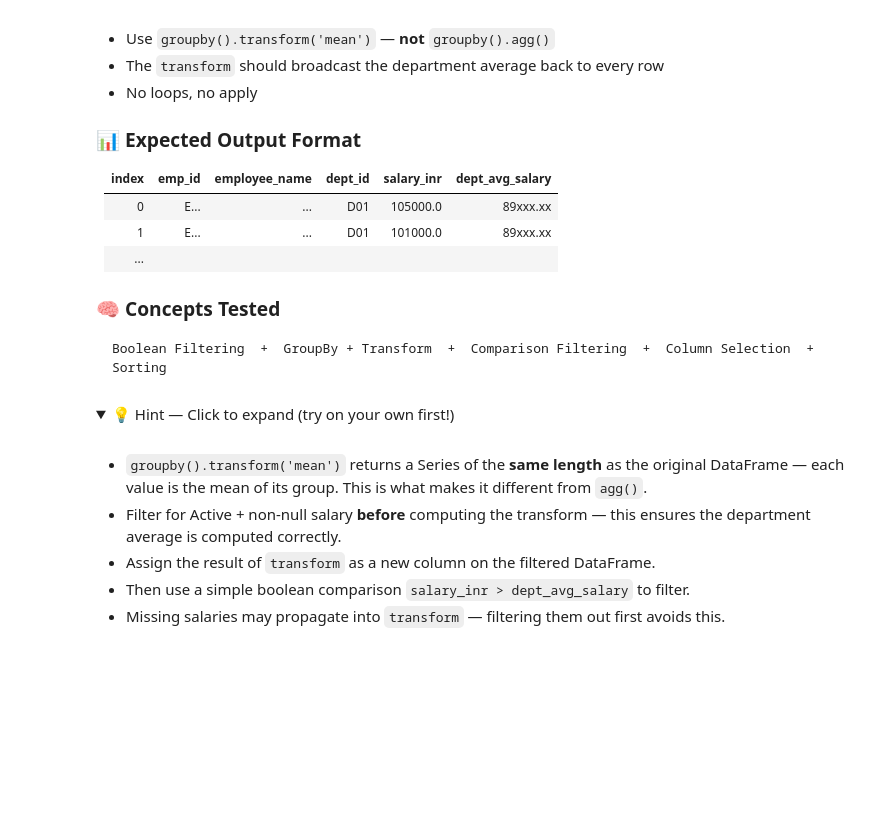
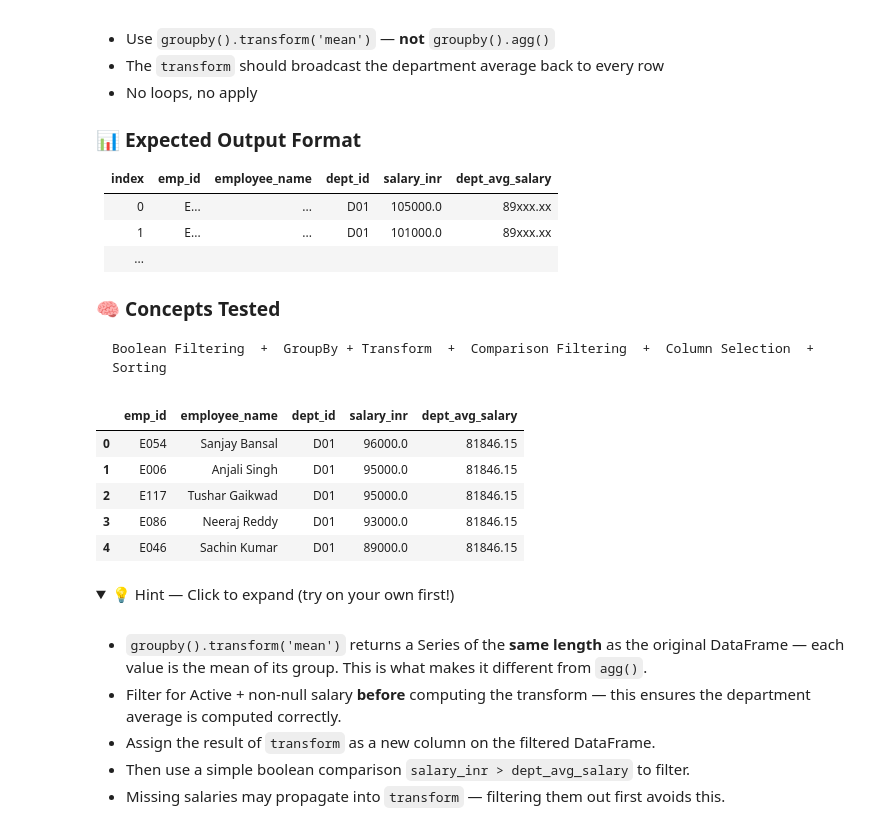
Before and after one commit to abhishekkatewaofficial-lab/Machine-Learning, a Jupyter notebook: Notes/Pandas/4. Practice/Pandas_Practice_Series_Notebook_01.ipynb, the cells around one changed output. Saved outputs shown, nothing was run; the diff lists cells and outputs as text; code cells hidden in the pictures; folded sections open; blank space fills up the shorter version.

````diff
--- a/Notes/Pandas/4. Practice/Pandas_Practice_Series_Notebook_01.ipynb
+++ b/Notes/Pandas/4. Practice/Pandas_Practice_Series_Notebook_01.ipynb
@@ -645,6 +673,25 @@ From the `employees` DataFrame:
 ```
 Boolean Filtering  +  GroupBy + Transform  +  Comparison Filtering  +  Column Selection  +  Sorting
 ```
+# %%
+result = employees[(employees['status'] == 'Active') & (employees['salary_inr'].notna())].copy()
+
+result['dept_avg_salary'] = result.groupby('dept_id')['salary_inr'].transform('mean').round(2)
+
+result = result[
+    result["salary_inr"] > result["dept_avg_salary"]
+][["emp_id", "employee_name", "dept_id", "salary_inr", "dept_avg_salary"]].sort_values(by=['dept_id','salary_inr'],
+                                                                                       ascending=[True,False],
+                                                                                       ignore_index=True)
+
+display(result.head())
+# %% [output]
+|  | emp_id | employee_name | dept_id | salary_inr | dept_avg_salary |
+| 0 | E054 | Sanjay Bansal | D01 | 96000.0 | 81846.15 |
+| 1 | E006 | Anjali Singh | D01 | 95000.0 | 81846.15 |
+| 2 | E117 | Tushar Gaikwad | D01 | 95000.0 | 81846.15 |
+| 3 | E086 | Neeraj Reddy | D01 | 93000.0 | 81846.15 |
+| 4 | E046 | Sachin Kumar | D01 | 89000.0 | 81846.15 |
 # %% [markdown]
 <details>
 <summary>💡 Hint — Click to expand (try on your own first!)</summary>
````
Also changed, not shown: parts of 7 cells of this notebook.
